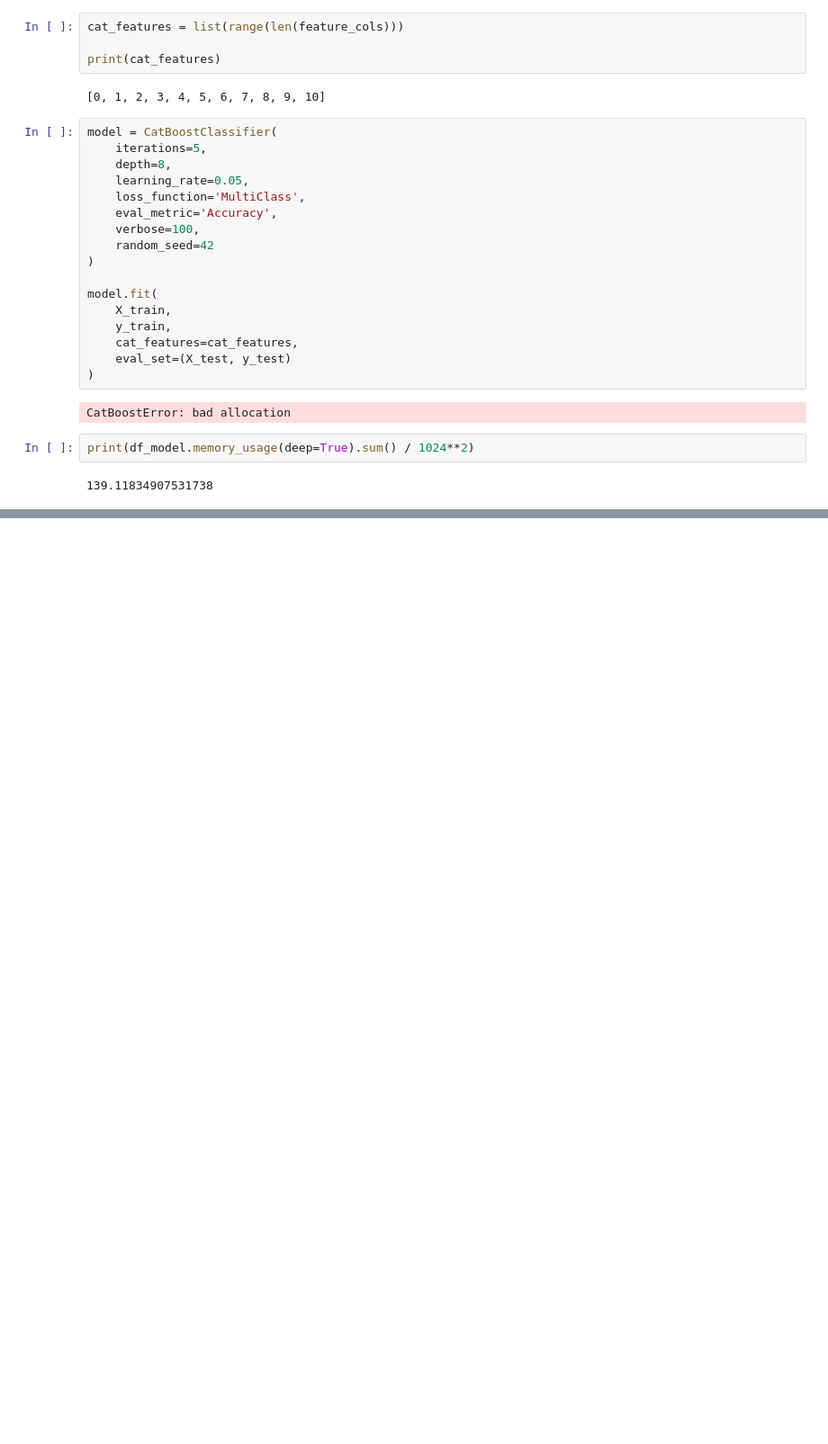
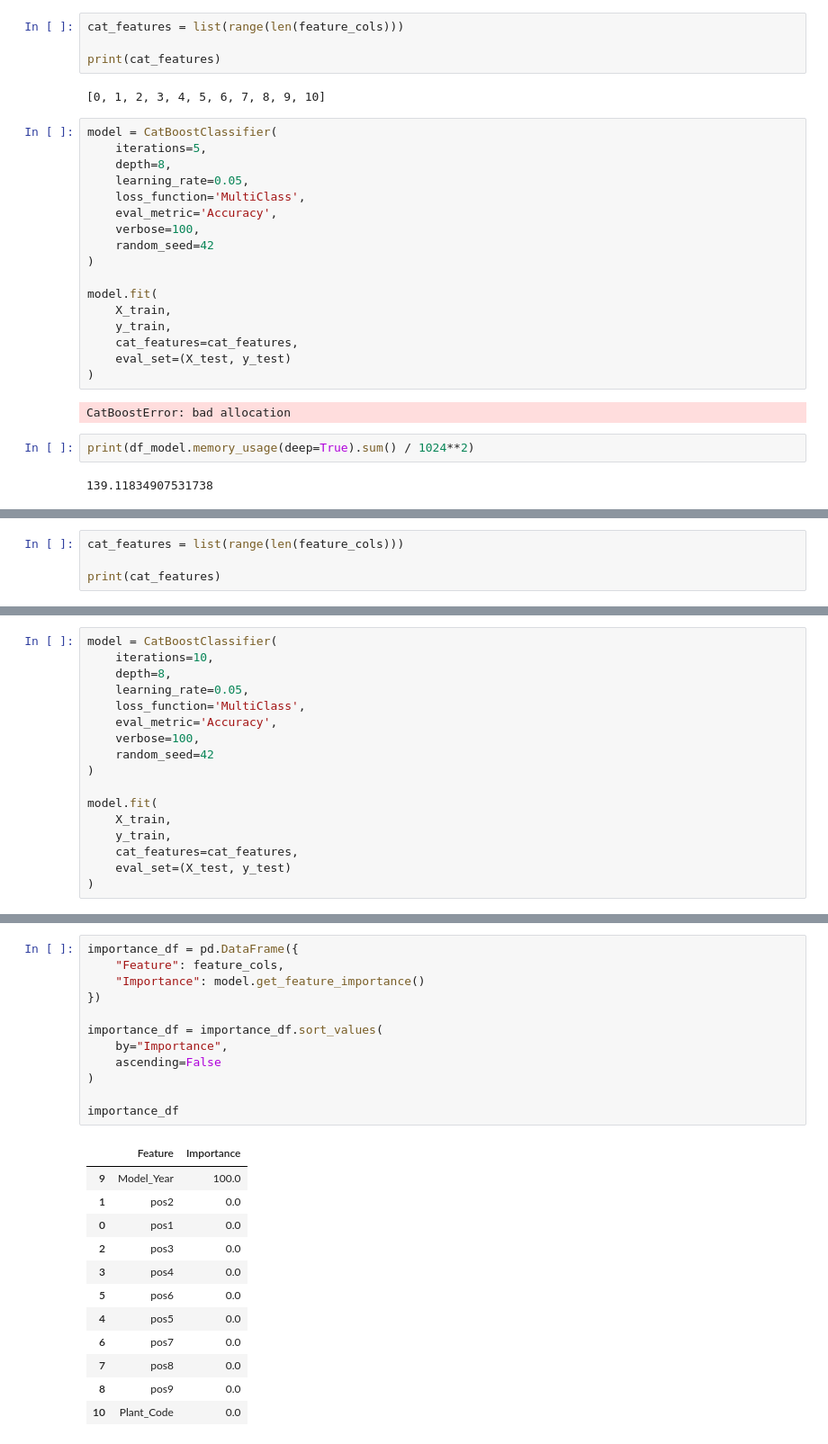
Before and after one commit to ManavKatrodiyaOpash/vin-sphere-python, a Jupyter notebook: ml/toyota.ipynb, the cells around one changed output, grey strips where cells are left out. Shown at 90% size. Saved outputs shown, nothing was run; the diff lists cells and outputs as text; blank space fills up the shorter version.

```diff
--- a/ml/toyota.ipynb
+++ b/ml/toyota.ipynb
@@ -683,0 +744,4 @@ print(df_model.memory_usage(deep=True).sum() / 1024**2)
+# %%
+cat_features = list(range(len(feature_cols)))
+
+print(cat_features)
@@ -683,0 +750,17 @@ print(df_model.memory_usage(deep=True).sum() / 1024**2)
+# %%
+model = CatBoostClassifier(
+    iterations=10,
+    depth=8,
+    learning_rate=0.05,
+    loss_function='MultiClass',
+    eval_metric='Accuracy',
+    verbose=100,
+    random_seed=42
+)
+
+model.fit(
+    X_train,
+    y_train,
+    cat_features=cat_features,
+    eval_set=(X_test, y_test)
+)
@@ -683,0 +810,25 @@ print(df_model.memory_usage(deep=True).sum() / 1024**2)
+# %%
+importance_df = pd.DataFrame({
+    "Feature": feature_cols,
+    "Importance": model.get_feature_importance()
+})
+
+importance_df = importance_df.sort_values(
+    by="Importance",
+    ascending=False
+)
+
+importance_df
+# %% [output]
+|  | Feature | Importance |
+| 9 | Model_Year | 100.0 |
+| 1 | pos2 | 0.0 |
+| 0 | pos1 | 0.0 |
+| 2 | pos3 | 0.0 |
+| 3 | pos4 | 0.0 |
+| 5 | pos6 | 0.0 |
+| 4 | pos5 | 0.0 |
+| 6 | pos7 | 0.0 |
+| 7 | pos8 | 0.0 |
+| 8 | pos9 | 0.0 |
+| 10 | Plant_Code | 0.0 |
```
Also changed, not shown: parts of 24 cells of this notebook.
